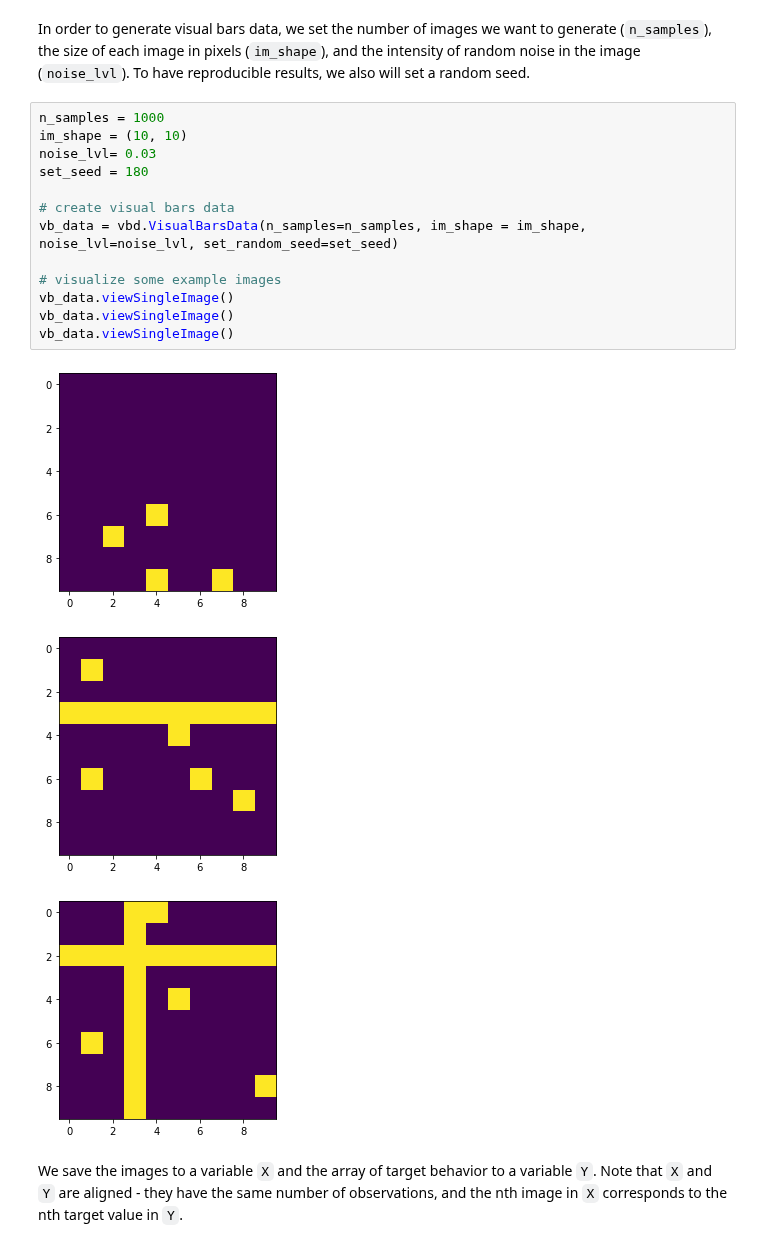
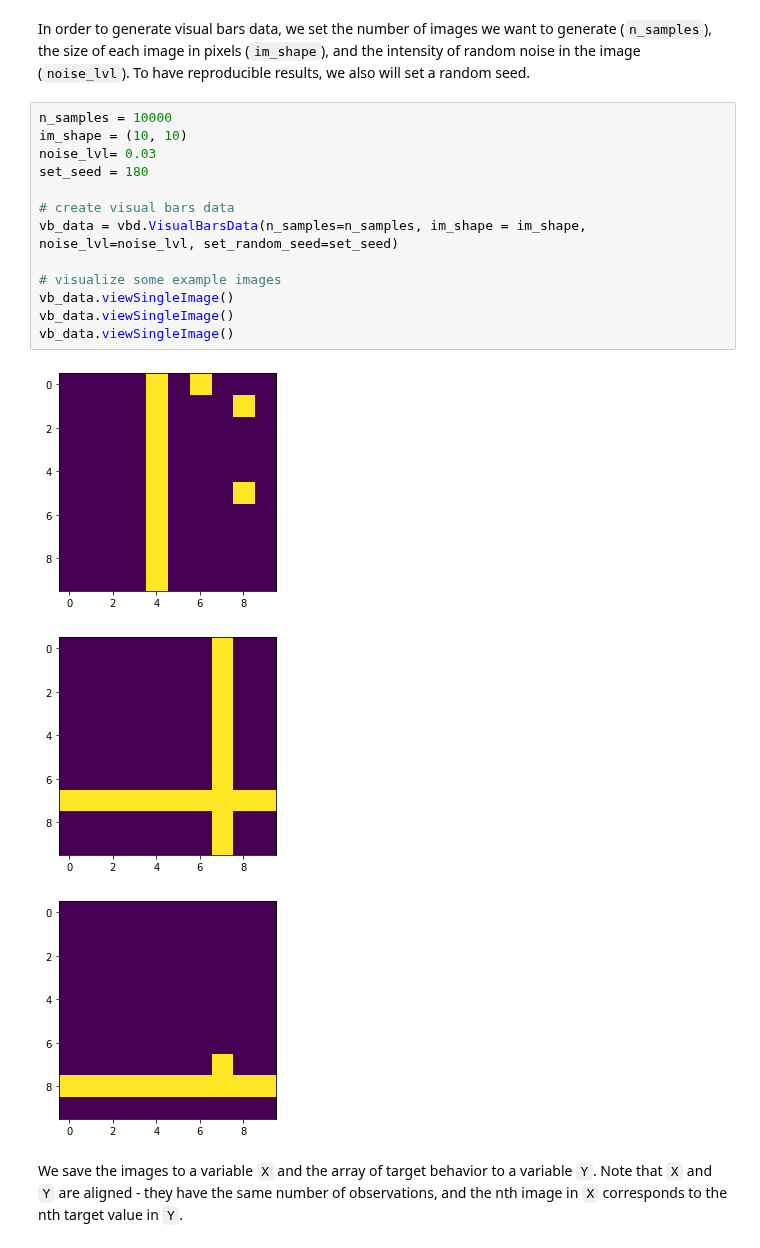
Before and after one commit to eberharf/cfl, a Jupyter notebook: quick_start_guide.ipynb, the cells around one changed output. Cells and saved outputs as stored; diff of their text form.

```diff
--- a/quick_start_guide.ipynb
+++ b/quick_start_guide.ipynb
@@ -88,22 +88,22 @@ import visual_bars_test.generate_visual_bars_data as vbd
 # %% [markdown]
 In order to generate visual bars data, we set the number of images we want to generate (`n_samples`), the size of each image in pixels (`im_shape`), and the intensity of random noise in the image (`noise_lvl`). To have reproducible results, we also will set a random seed.
 # %%
-n_samples = 1000
+n_samples = 10000
 im_shape = (10, 10)
 noise_lvl= 0.03
 set_seed = 180
 
 # create visual bars data
 vb_data = vbd.VisualBarsData(n_samples=n_samples, im_shape = im_shape, noise_lvl=noise_lvl, set_random_seed=set_seed)
 
 # visualize some example images
 vb_data.viewSingleImage()
 vb_data.viewSingleImage()
 vb_data.viewSingleImage()
 # %% [output]
-[figure, old version]
+[figure, new version]
-[figure, old version]
+[figure, new version]
-[figure, old version]
+[figure, new version]
 # %% [markdown]
 We save the images to a variable `X` and the array of target behavior to a variable `Y`. Note that `X` and `Y` are aligned - they have the same number of observations, and the nth image in `X` corresponds to the nth target value in `Y`.
 # %%
```
Also changed, not shown: parts of 13 cells of this notebook.
